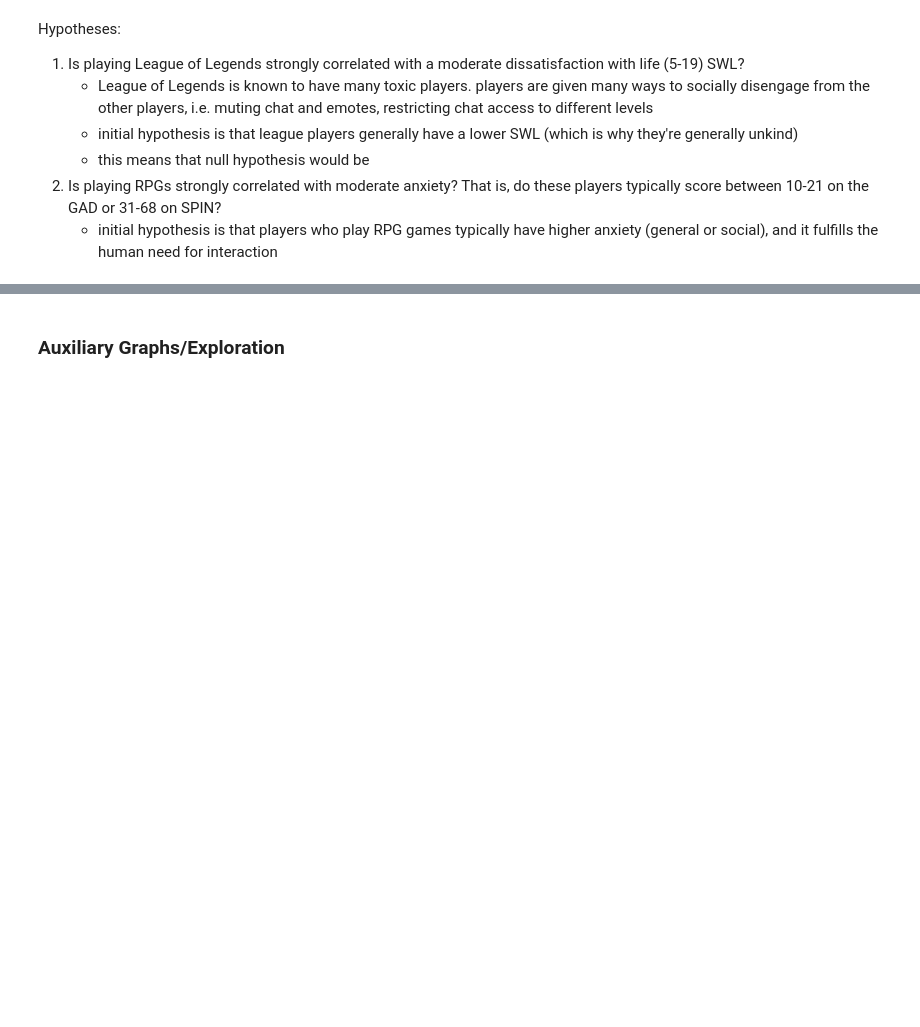
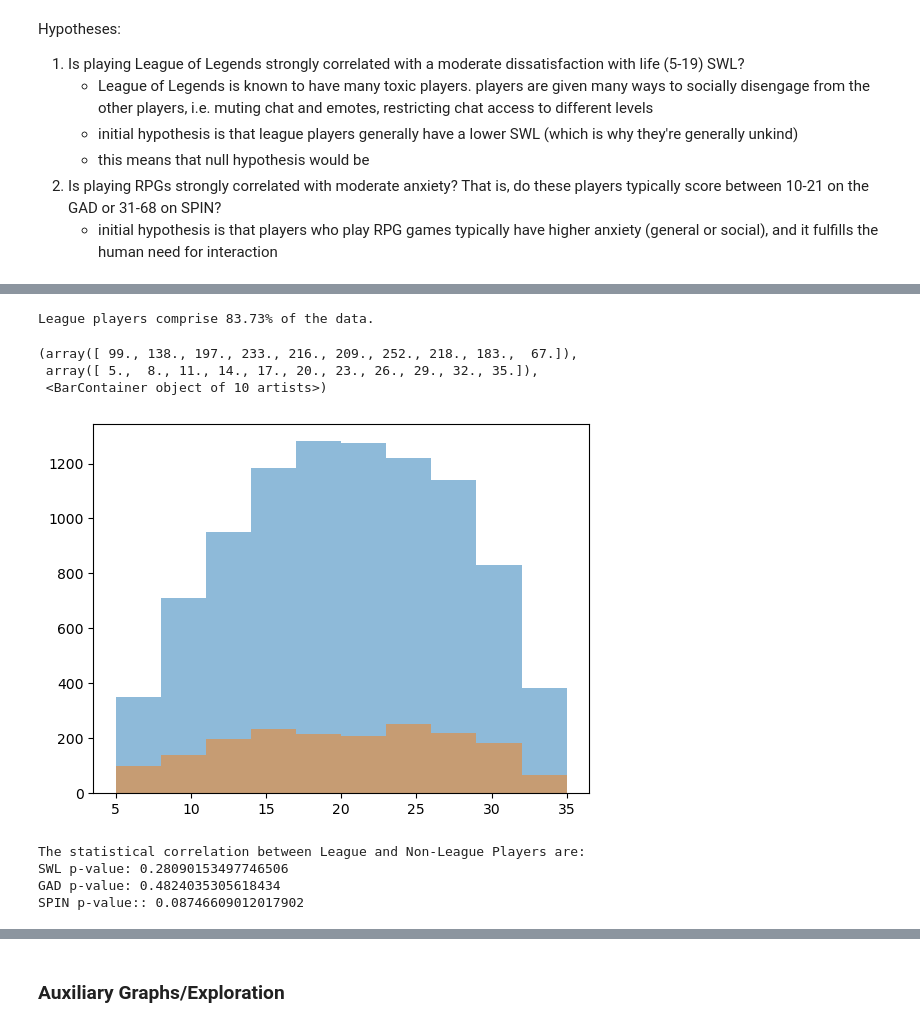
Before and after one commit to ComfyKoala/Project_1_Group_1, a Jupyter notebook: nikkos_analysis/nikkos_analysis.ipynb, the cells around one changed output, grey strips where cells are left out. Saved outputs shown, nothing was run; the diff lists cells and outputs as text; code cells hidden in the pictures; blank space fills up the shorter version.

```diff
--- a/nikkos_analysis/nikkos_analysis.ipynb
+++ b/nikkos_analysis/nikkos_analysis.ipynb
@@ -155,0 +183,29 @@ plot_linregress(agg_swl_lol.index, agg_swl_lol['mean'],'Age', 'Mean Total SWL Sc
+# %%
+# check what % of data
+league_pct = (len(league_data['SWL Total']) / len(gaming_data['SWL Total'])) * 100
+print(f'League players comprise {round(league_pct,2)}% of the data.')
+# %% [output]
+League players comprise 83.73% of the data.
+# %%
+# visual confirmation that the data is not normally distributed (SWL Only)
+plt.hist(league_data['SWL Total'], alpha=0.5, label='League Data')
+plt.hist(not_league_data['SWL Total'], alpha=0.5)
+# %% [output]
+(array([ 99., 138., 197., 233., 216., 209., 252., 218., 183.,  67.]),
+ array([ 5.,  8., 11., 14., 17., 20., 23., 26., 29., 32., 35.]),
+ <BarContainer object of 10 artists>)
+[figure, added]
+# %%
+# calculate T-Test of league player scores v not_league player scores
+swl_lol_ttest = st.ttest_ind(league_data['SWL Total'], not_league_data['SWL Total'])
+gad_lol_ttest = st.ttest_ind(league_data['GAD Total'], not_league_data['GAD Total'])
+spin_lol_ttest = st.ttest_ind(league_data['SPIN Total'], not_league_data['SPIN Total'])
+print('The statistical significance between League and Non-League Players are:')
+print(f'SWL p-value: {swl_lol_ttest.pvalue}')
+print(f'GAD p-value: {gad_lol_ttest.pvalue}')
+print(f'SPIN p-value:: {spin_lol_ttest.pvalue}')
+# %% [output]
+The statistical correlation between League and Non-League Players are:
+SWL p-value: 0.28090153497746506
+GAD p-value: 0.4824035305618434
+SPIN p-value:: 0.08746609012017902
```
Also changed, not shown: parts of 26 cells of this notebook.
